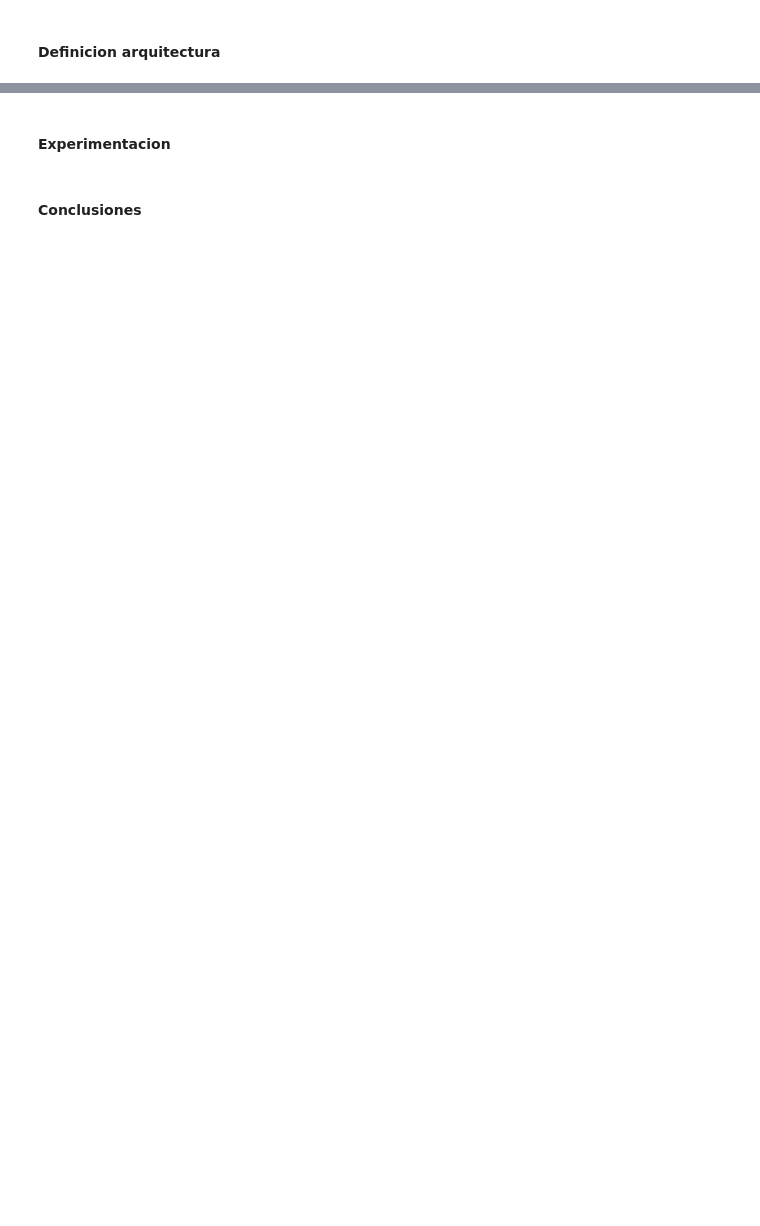
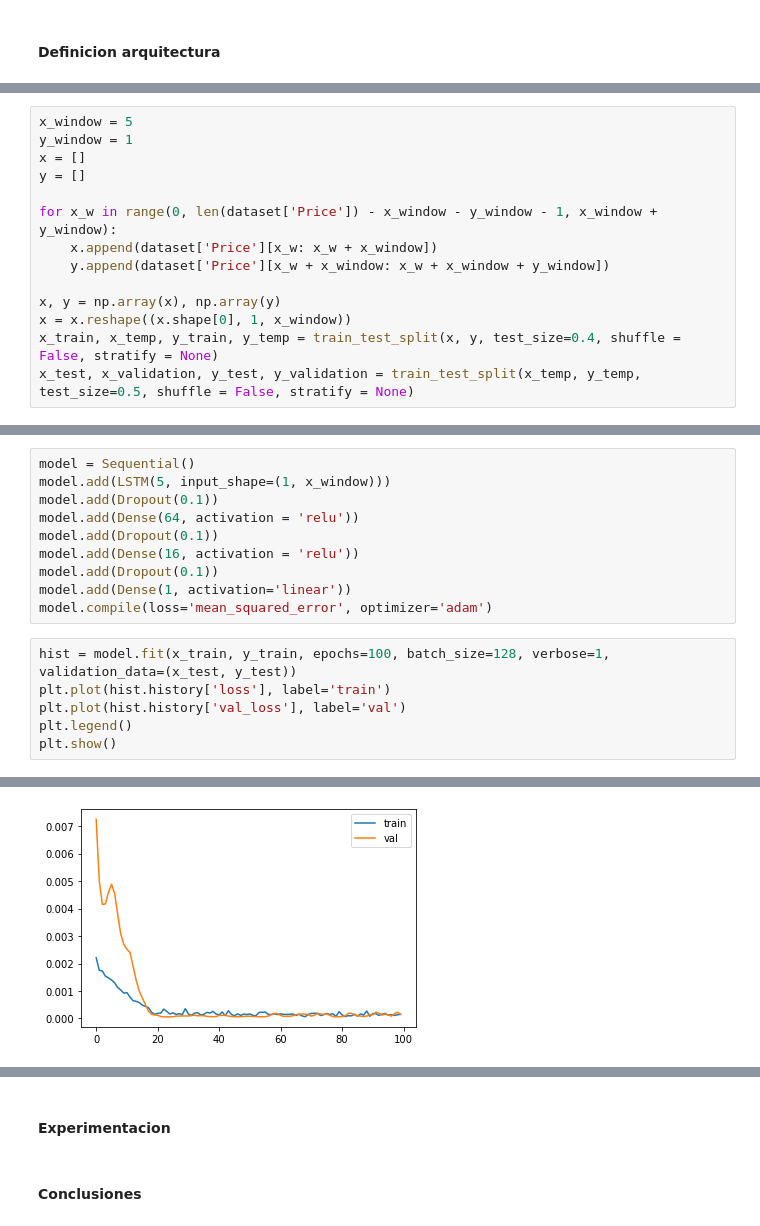
Before and after one commit to ricardojmv85/StatisticalLearningII, a Jupyter notebook: proyecto_final/Proyecto Final.ipynb, the cells around one changed output, grey strips where cells are left out. Cells and saved outputs as stored; diff of their text form; blank space fills up the shorter version.

```diff
--- a/proyecto_final/Proyecto Final.ipynb
+++ b/proyecto_final/Proyecto Final.ipynb
@@ -435,0 +487,14 @@ ld.test(DataLoader(test_ds, batch_size=))
+# %%
+x_window = 5
+y_window = 1
+x = []
+y = []
+
+for x_w in range(0, len(dataset['Price']) - x_window - y_window - 1, x_window + y_window):
+    x.append(dataset['Price'][x_w: x_w + x_window])
+    y.append(dataset['Price'][x_w + x_window: x_w + x_window + y_window])
+
+x, y = np.array(x), np.array(y)
+x = x.reshape((x.shape[0], 1, x_window))
+x_train, x_temp, y_train, y_temp = train_test_split(x, y, test_size=0.4, shuffle = False, stratify = None)
+x_test, x_validation, y_test, y_validation = train_test_split(x_temp, y_temp, test_size=0.5, shuffle = False, stratify = None)
@@ -435,0 +503,17 @@ ld.test(DataLoader(test_ds, batch_size=))
+# %%
+model = Sequential()
+model.add(LSTM(5, input_shape=(1, x_window)))
+model.add(Dropout(0.1))
+model.add(Dense(64, activation = 'relu'))
+model.add(Dropout(0.1))
+model.add(Dense(16, activation = 'relu'))
+model.add(Dropout(0.1))
+model.add(Dense(1, activation='linear'))
+model.compile(loss='mean_squared_error', optimizer='adam')
+# %%
+hist = model.fit(x_train, y_train, epochs=100, batch_size=128, verbose=1, validation_data=(x_test, y_test))
+plt.plot(hist.history['loss'], label='train')
+plt.plot(hist.history['val_loss'], label='val')
+plt.legend()
+plt.show()
+# %% [output]
@@ -435,0 +537 @@ ld.test(DataLoader(test_ds, batch_size=))
+[figure, added]
```
Also changed, not shown: parts of 41 cells of this notebook, 1 other file.
